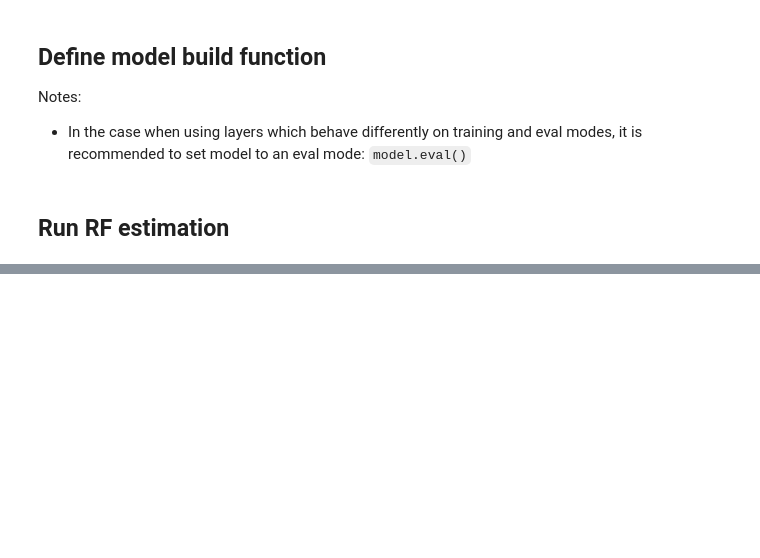
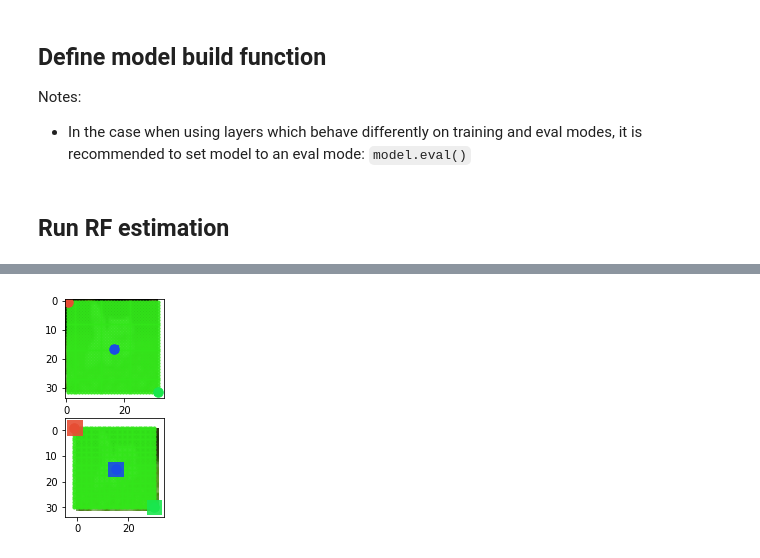
Before and after one commit to pprp/SimpleCVReproduction, a Jupyter notebook: easy-receptive-fields-pytorch/receptivefield/notebooks/minimal_example_with_pytorch_API.ipynb, the cells around one changed output, grey strips where cells are left out. Drawn from its saved outputs; the diff is of its cells as text; code cells hidden in the pictures; blank space fills up the shorter version.

```diff
--- a/easy-receptive-fields-pytorch/receptivefield/notebooks/minimal_example_with_pytorch_API.ipynb
+++ b/easy-receptive-fields-pytorch/receptivefield/notebooks/minimal_example_with_pytorch_API.ipynb
@@ -196,0 +617,4 @@ rf.plot_gradient_at(fm_id=0, point=(6, 6))
+# %%
+rf.plot_rf_grids(custom_image=imgt)
+# %% [output]
+[figure, added]
```
Also changed, not shown: parts of 22 cells of this notebook, 4 other files.
